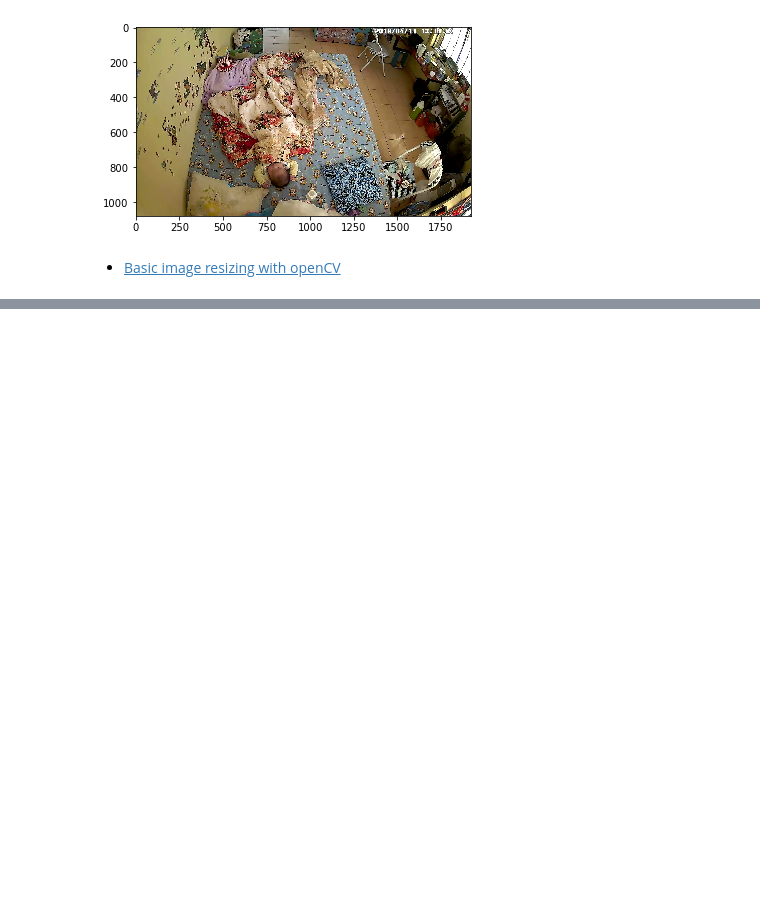
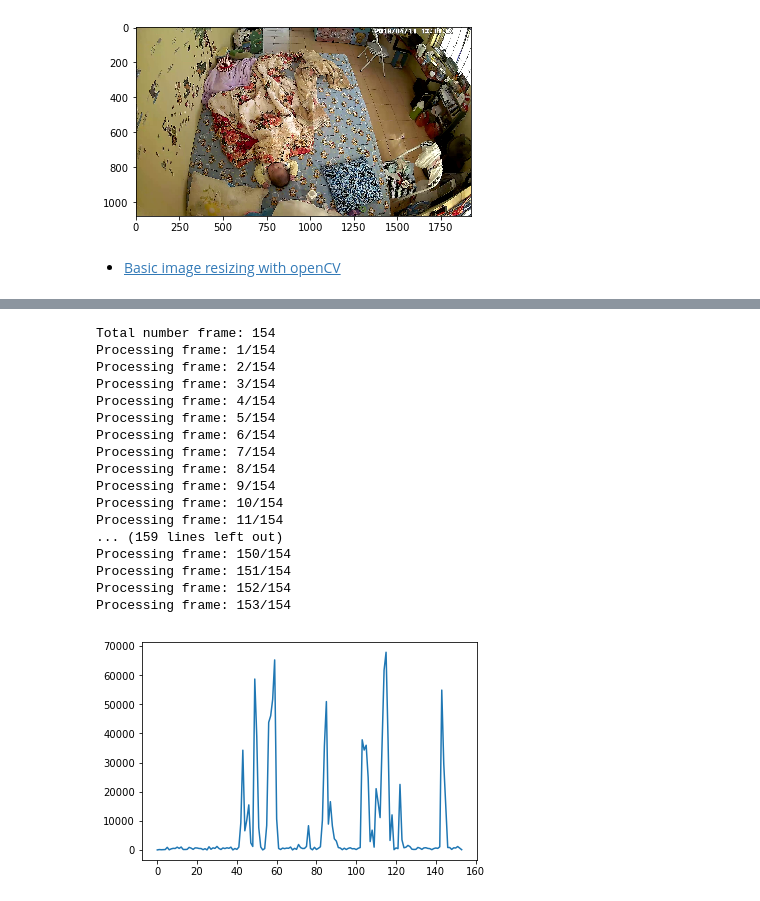
Before and after one commit to NinjaKing/my-baby-detection, a Jupyter notebook: preprocessing.ipynb, the cells around one changed output, grey strips where cells are left out. Saved outputs shown, nothing was run; the diff lists cells and outputs as text; code cells hidden in the pictures; blank space fills up the shorter version.

```diff
--- a/preprocessing.ipynb
+++ b/preprocessing.ipynb
@@ -18,0 +76,3 @@ plt.show()
+# %%
+thresh = cv2.dilate(thresh, None, iterations=2)
+show(thresh)
@@ -18,0 +141,21 @@ plt.show()
+# %%
+down_sample_by_subtraction('data/train/')
+# %% [output]
+Total number frame: 154
+Processing frame: 1/154
+Processing frame: 2/154
+Processing frame: 3/154
+Processing frame: 4/154
+Processing frame: 5/154
+Processing frame: 6/154
+Processing frame: 7/154
+Processing frame: 8/154
+Processing frame: 9/154
+Processing frame: 10/154
+Processing frame: 11/154
+... (159 lines left out)
+Processing frame: 150/154
+Processing frame: 151/154
+Processing frame: 152/154
+Processing frame: 153/154
+[figure, added]
```
Also changed, not shown: parts of 22 cells of this notebook, 2 other files.
